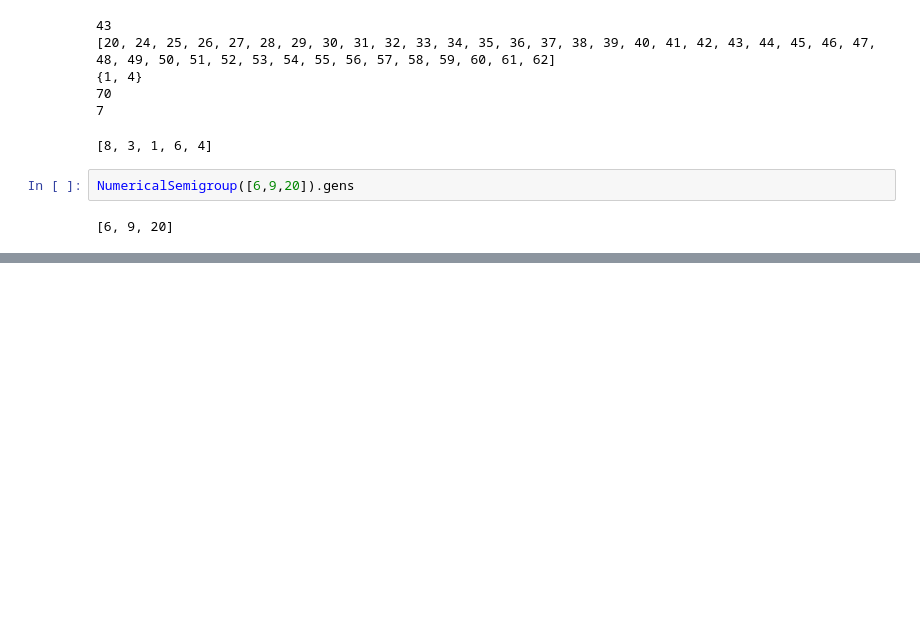
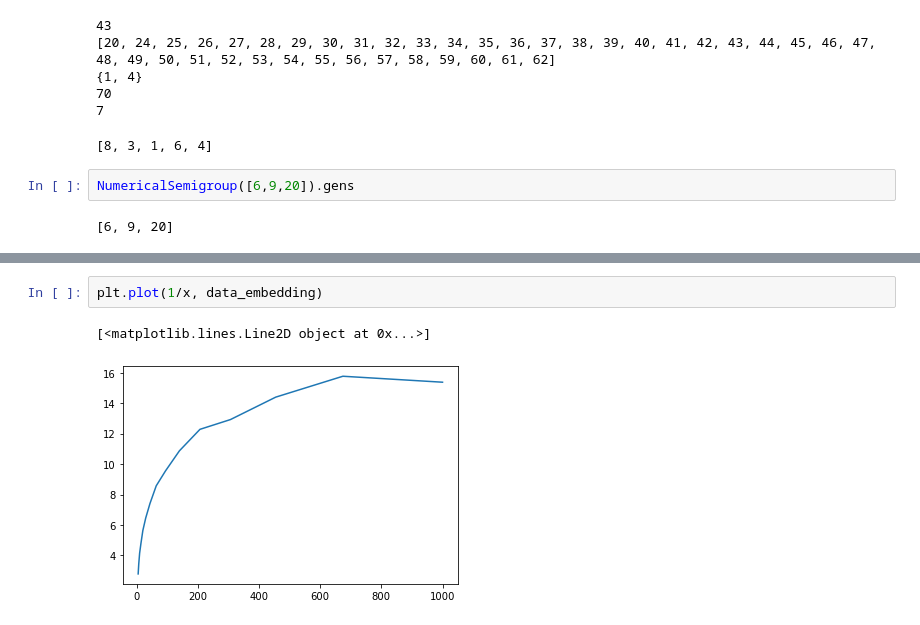
Before and after one commit to smoralesduarte/randnumsgps, a Jupyter notebook: erdossmgps.ipynb, the cells around one changed output, grey strips where cells are left out. Drawn from its saved outputs; the diff is of its cells as text; blank space fills up the shorter version.

```diff
--- a/erdossmgps.ipynb
+++ b/erdossmgps.ipynb
@@ -88,0 +132,5 @@ print(lower_bound_g(p), upper_bound_g(p))
+# %%
+plt.plot(1/x, data_embedding)
+# %% [output]
+[<matplotlib.lines.Line2D object at 0x...>]
+[figure, added]
```
Also changed, not shown: parts of 18 cells of this notebook.
